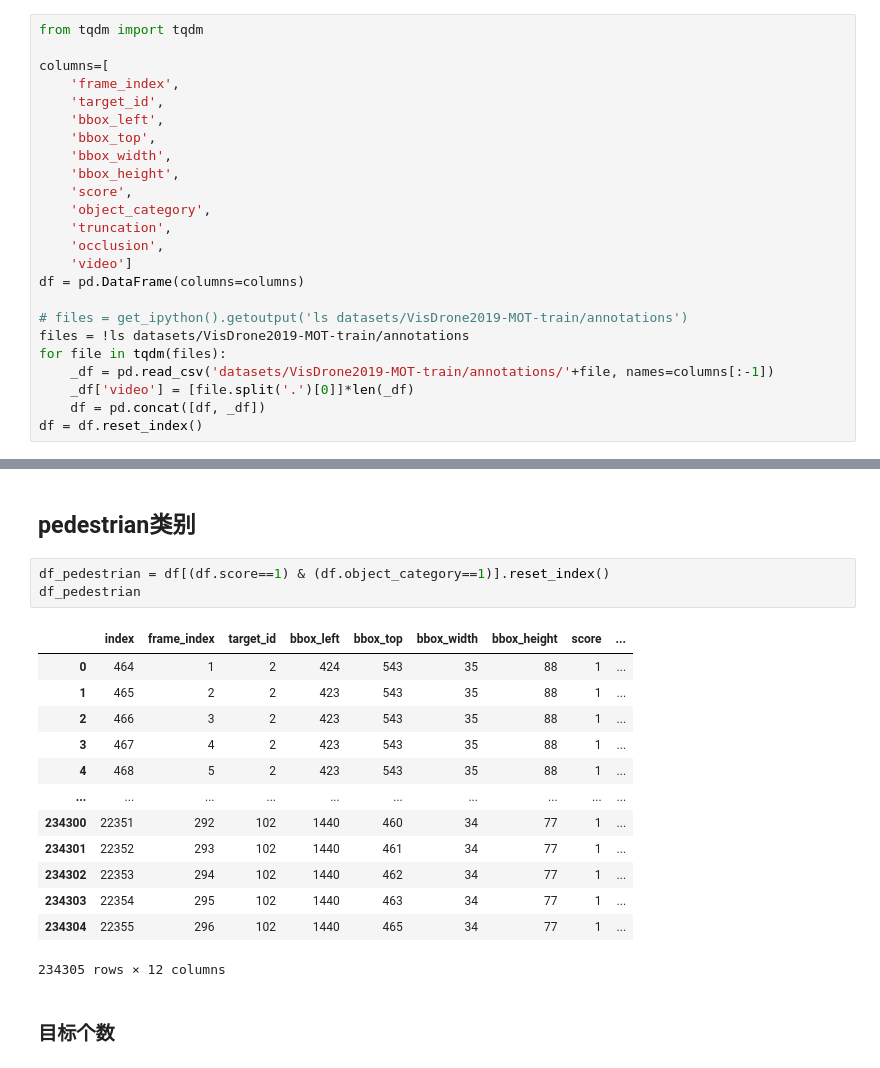
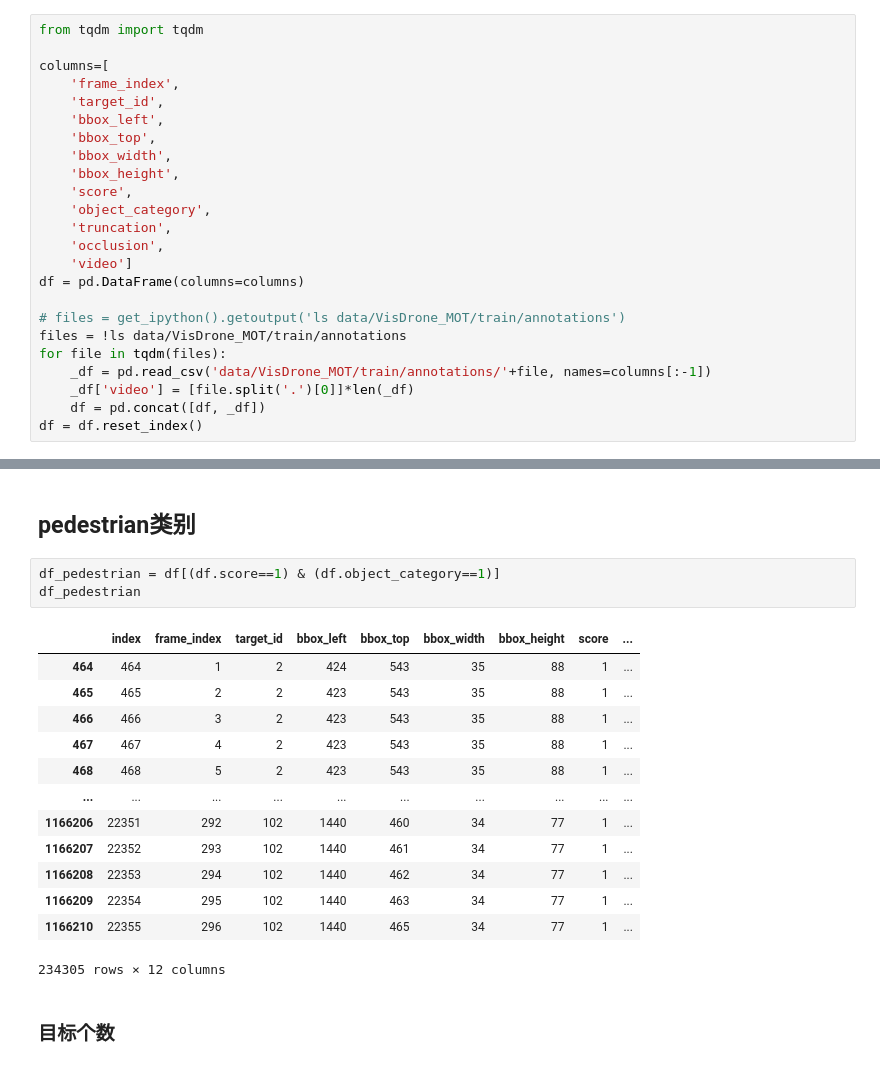
Before and after one commit to liuxr98/mmtracking, a Jupyter notebook: data-analysis.ipynb, the cells around one changed output, grey strips where cells are left out. Saved outputs shown, nothing was run; the diff lists cells and outputs as text.

```diff
--- a/data-analysis.ipynb
+++ b/data-analysis.ipynb
@@ -52,10 +23,10 @@ columns=[
     'video']
 df = pd.DataFrame(columns=columns)
 
-# files = get_ipython().getoutput('ls datasets/VisDrone2019-MOT-train/annotations')
-files = !ls datasets/VisDrone2019-MOT-train/annotations
+# files = get_ipython().getoutput('ls data/VisDrone_MOT/train/annotations')
+files = !ls data/VisDrone_MOT/train/annotations
 for file in tqdm(files):
-    _df = pd.read_csv('datasets/VisDrone2019-MOT-train/annotations/'+file, names=columns[:-1])
+    _df = pd.read_csv('data/VisDrone_MOT/train/annotations/'+file, names=columns[:-1])
     _df['video'] = [file.split('.')[0]]*len(_df)
     df = pd.concat([df, _df])
 df = df.reset_index()
@@ -80,21 +75,21 @@ df
 # %% [markdown]
 ## pedestrian类别
 # %%
-df_pedestrian = df[(df.score==1) & (df.object_category==1)].reset_index()
+df_pedestrian = df[(df.score==1) & (df.object_category==1)]
 df_pedestrian
 # %% [output]
 |  | index | frame_index | target_id | bbox_left | bbox_top | bbox_width | bbox_height | score | ... |
-| 0 | 464 | 1 | 2 | 424 | 543 | 35 | 88 | 1 | ... |
-| 1 | 465 | 2 | 2 | 423 | 543 | 35 | 88 | 1 | ... |
-| 2 | 466 | 3 | 2 | 423 | 543 | 35 | 88 | 1 | ... |
-| 3 | 467 | 4 | 2 | 423 | 543 | 35 | 88 | 1 | ... |
-| 4 | 468 | 5 | 2 | 423 | 543 | 35 | 88 | 1 | ... |
+| 464 | 464 | 1 | 2 | 424 | 543 | 35 | 88 | 1 | ... |
+| 465 | 465 | 2 | 2 | 423 | 543 | 35 | 88 | 1 | ... |
+| 466 | 466 | 3 | 2 | 423 | 543 | 35 | 88 | 1 | ... |
+| 467 | 467 | 4 | 2 | 423 | 543 | 35 | 88 | 1 | ... |
+| 468 | 468 | 5 | 2 | 423 | 543 | 35 | 88 | 1 | ... |
 | ... | ... | ... | ... | ... | ... | ... | ... | ... | ... |
-| 234300 | 22351 | 292 | 102 | 1440 | 460 | 34 | 77 | 1 | ... |
-| 234301 | 22352 | 293 | 102 | 1440 | 461 | 34 | 77 | 1 | ... |
-| 234302 | 22353 | 294 | 102 | 1440 | 462 | 34 | 77 | 1 | ... |
-| 234303 | 22354 | 295 | 102 | 1440 | 463 | 34 | 77 | 1 | ... |
-| 234304 | 22355 | 296 | 102 | 1440 | 465 | 34 | 77 | 1 | ... |
+| 1166206 | 22351 | 292 | 102 | 1440 | 460 | 34 | 77 | 1 | ... |
+| 1166207 | 22352 | 293 | 102 | 1440 | 461 | 34 | 77 | 1 | ... |
+| 1166208 | 22353 | 294 | 102 | 1440 | 462 | 34 | 77 | 1 | ... |
+| 1166209 | 22354 | 295 | 102 | 1440 | 463 | 34 | 77 | 1 | ... |
+| 1166210 | 22355 | 296 | 102 | 1440 | 465 | 34 | 77 | 1 | ... |
 234305 rows × 12 columns
 # %% [markdown]
 ### 目标个数
```
Also changed, not shown: parts of 18 cells of this notebook, 5 other files.
